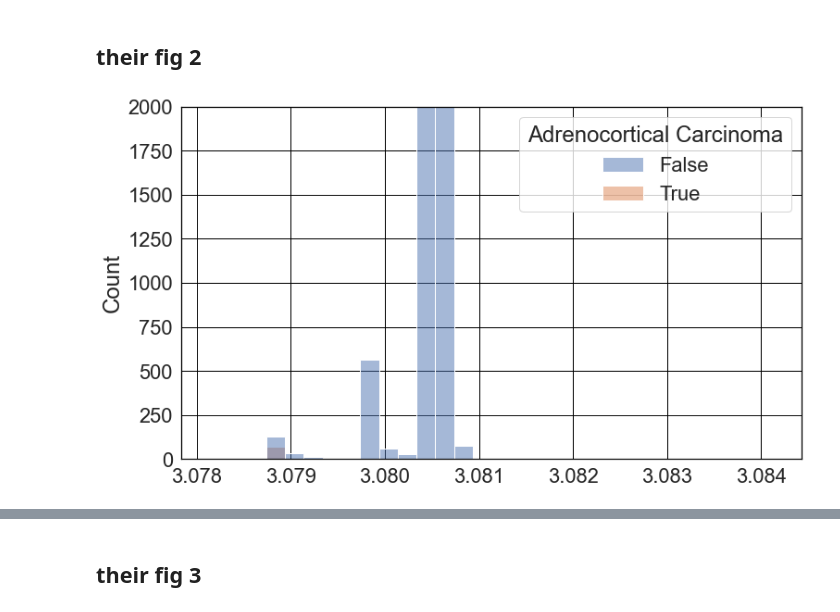
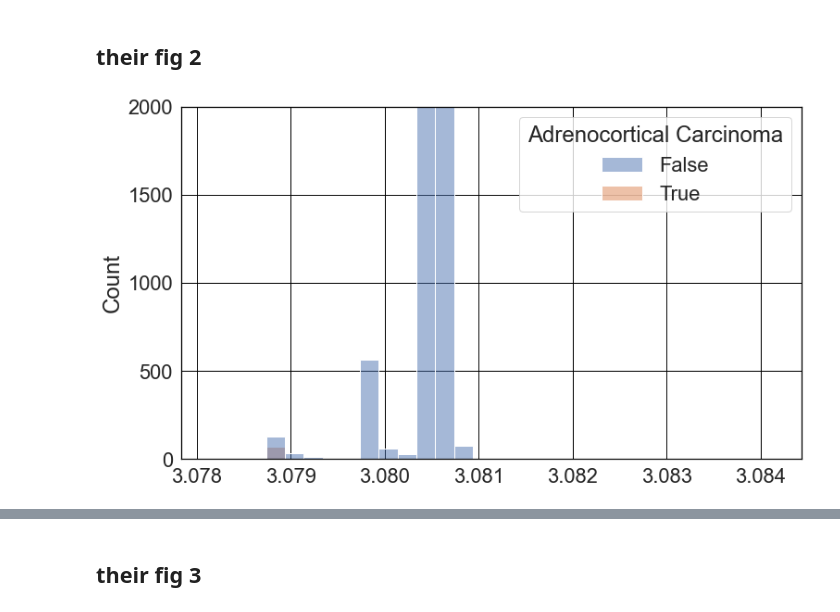
Before and after one commit to korem-lab/compositional-empty-features, a Jupyter notebook: TCGA-rebuttal-rebuttal.ipynb, the cells around one changed output, grey strips where cells are left out. Cells and saved outputs as stored; diff of their text form; code cells hidden in the pictures.

```diff
--- a/TCGA-rebuttal-rebuttal.ipynb
+++ b/TCGA-rebuttal-rebuttal.ipynb
@@ -157,22 +172,22 @@ val = df.columns[df.columns.str.contains('Hepandensovirus')].values[0]
 # %%
 
 val_vsnm = df_vsnm.columns[df_vsnm.columns.str.contains('Hepandensovirus')].values[0]
 plt.figure(figsize=(12,7))
-# plt.semilogy()
 inds=df_vsnm[val] < 3.1
 ax=sns.histplot(x=df_vsnm.loc[inds][val_vsnm].values,
              hue = md.loc[inds].grouping.values,
              bins=30
              )
+ax.set_yticks(np.linspace(0, 2000, 5))
 ax.legend_.set_title('Adrenocortical Carcinoma')
 plt.ylim(0, 2000)
 plt.savefig(save_path+'-VSNM.pdf',
             dpi=900,
             bbox_inches='tight',
             format='pdf'
             )
 # %% [output]
-[figure, old version]
+[figure, new version]
 # %%
 val = df.columns[df.columns.str.contains('Hepandensovirus')].values[0]
 ax=make_shannon_plot(df,
```
Also changed, not shown: parts of 17 cells of this notebook, 46 other files.
